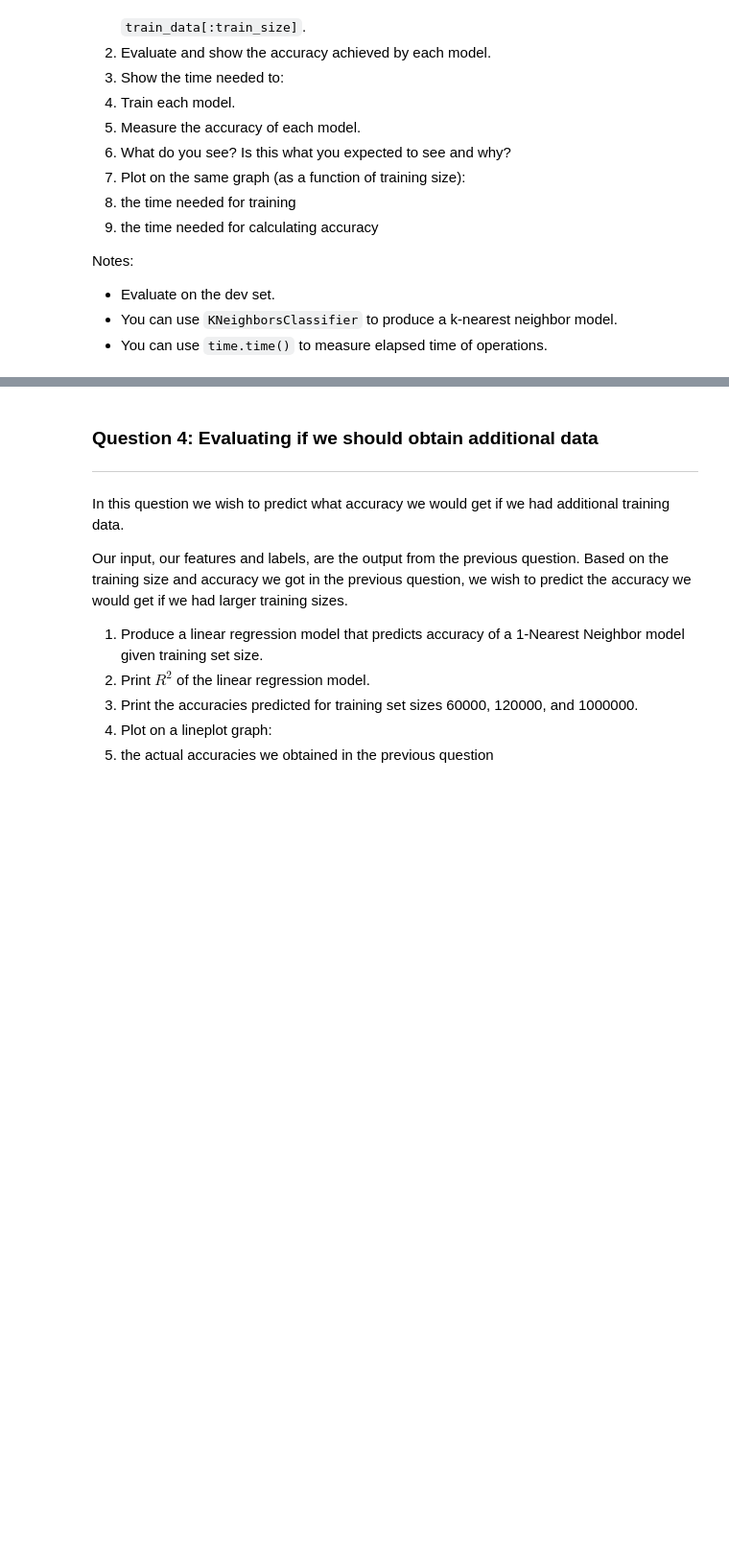
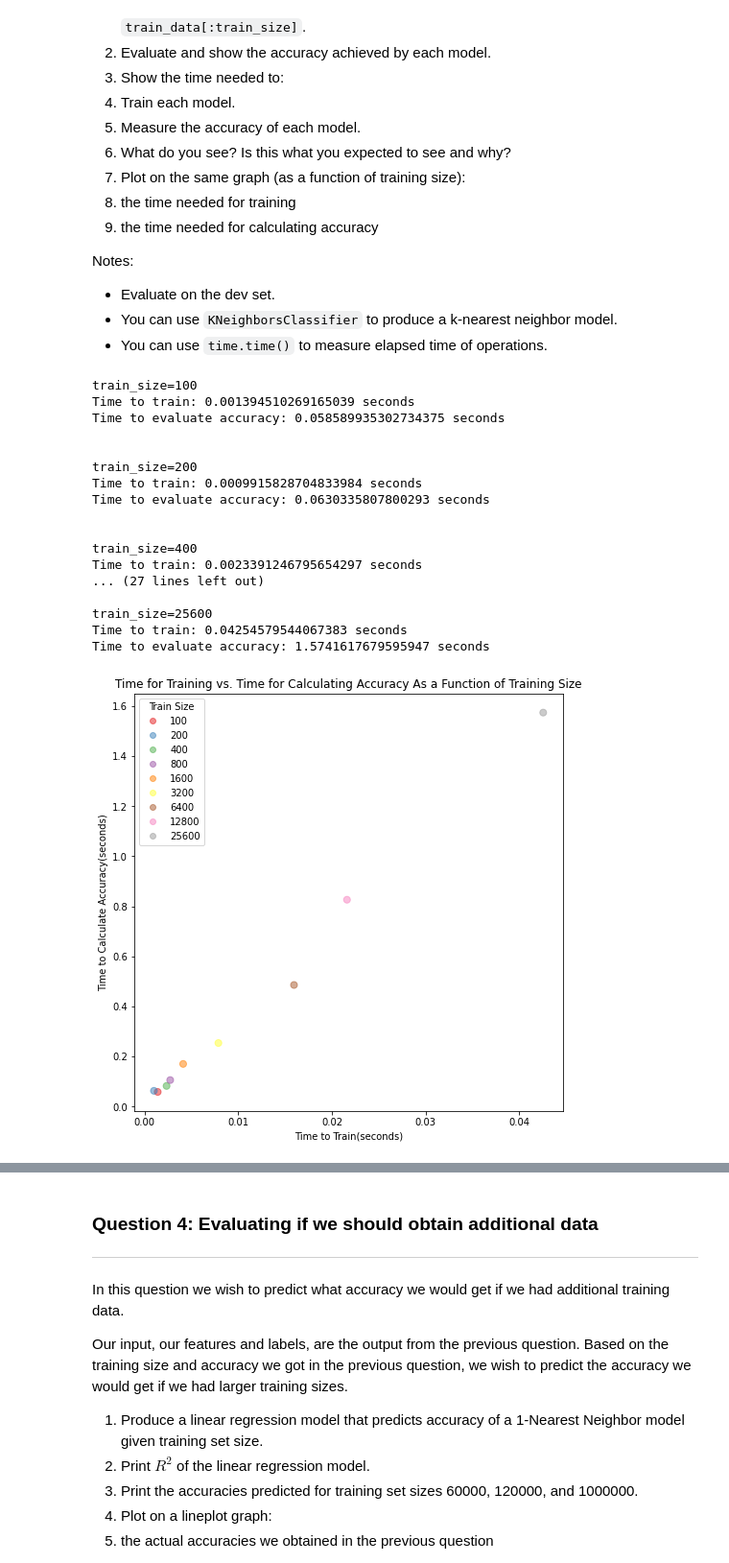
Before and after one commit to romendiratta/digit-classification-knn, a Jupyter notebook: Rohan_Mendiratta_Project1.ipynb, the cells around one changed output, grey strips where cells are left out. Shown at 96% size. Cells and saved outputs as stored; diff of their text form; code cells hidden in the pictures; blank space fills up the shorter version.

```diff
--- a/Rohan_Mendiratta_Project1.ipynb
+++ b/Rohan_Mendiratta_Project1.ipynb
@@ -145,15 +203,65 @@ Notes:
 * Evaluate on the dev set.
 * You can use `KNeighborsClassifier` to produce a k-nearest neighbor model.
 * You can use `time.time()` to measure elapsed time of operations.
-# %%
-def Q3(train_sizes, accuracies):
-
-### STUDENT START ###
-
-### STUDENT END ###
-
-train_sizes = [100, 200, 400, 800, 1600, 3200, 6400, 12800, 25600]
-accuracies = []
-train_times = []
-eval_times = []
-Q3(train_sizes, accuracies, train_times, eval_times)
+# %%
+def Q3(train_sizes, accuracies, train_times, eval_times):
+
+  # create knn model for each train size
+  for train_size in train_sizes:
+    # create knn classifier
+    clf = KNeighborsClassifier(n_neighbors=1)
+
+    print(f"train_size={train_size}")
+
+    # fit training data and measure time
+    fit_time_start = time.time()
+    clf.fit(train_data[:train_size], train_labels[:train_size])
+    fit_time_end = time.time()
+    diff = fit_time_end - fit_time_start
+    print(f"Time to train: {diff} seconds")
+    train_times.append(diff)
+
+    # measure accuracy and measure time
+    accuracy_time_start = time.time()
+    accuracy = clf.score(dev_data, dev_labels)
+    accuracy_time_end = time.time()
+    accuracies.append(accuracy)
+    diff = accuracy_time_end - accuracy_time_start
+    print(f"Time to evaluate accuracy: {diff} seconds")
+    eval_times.append(diff)
+
+    # empty line
+    print("\n")
+
+  fig = plt.figure(figsize=(8, 8))
+  scatter = plt.scatter(train_times, eval_times, c=np.log(train_sizes),s=50, alpha=0.5, cmap='Set1')
+  plt.title("Time for Training vs. Time for Calculating Accuracy As a Function of Training Size")
+  plt.xlabel("Time to Train(seconds)")
+  plt.ylabel("Time to Calculate Accuracy(seconds)")
+  plt.legend(handles=scatter.legend_elements()[0], labels=train_sizes, title="Train Size")
+  plt.show()
+
+train_sizes = [100, 200, 400, 800, 1600, 3200, 6400, 12800, 25600]
+accuracies = []
+train_times = []
+eval_times = []
+Q3(train_sizes, accuracies, train_times, eval_times)
+# %% [output]
+train_size=100
+Time to train: 0.001394510269165039 seconds
+Time to evaluate accuracy: 0.058589935302734375 seconds
+
+
+train_size=200
+Time to train: 0.0009915828704833984 seconds
+Time to evaluate accuracy: 0.0630335807800293 seconds
+
+
+train_size=400
+Time to train: 0.0023391246795654297 seconds
+... (27 lines left out)
+
+train_size=25600
+Time to train: 0.04254579544067383 seconds
+Time to evaluate accuracy: 1.5741617679595947 seconds
+[figure, added]
```
Also changed, not shown: parts of 18 cells of this notebook.
